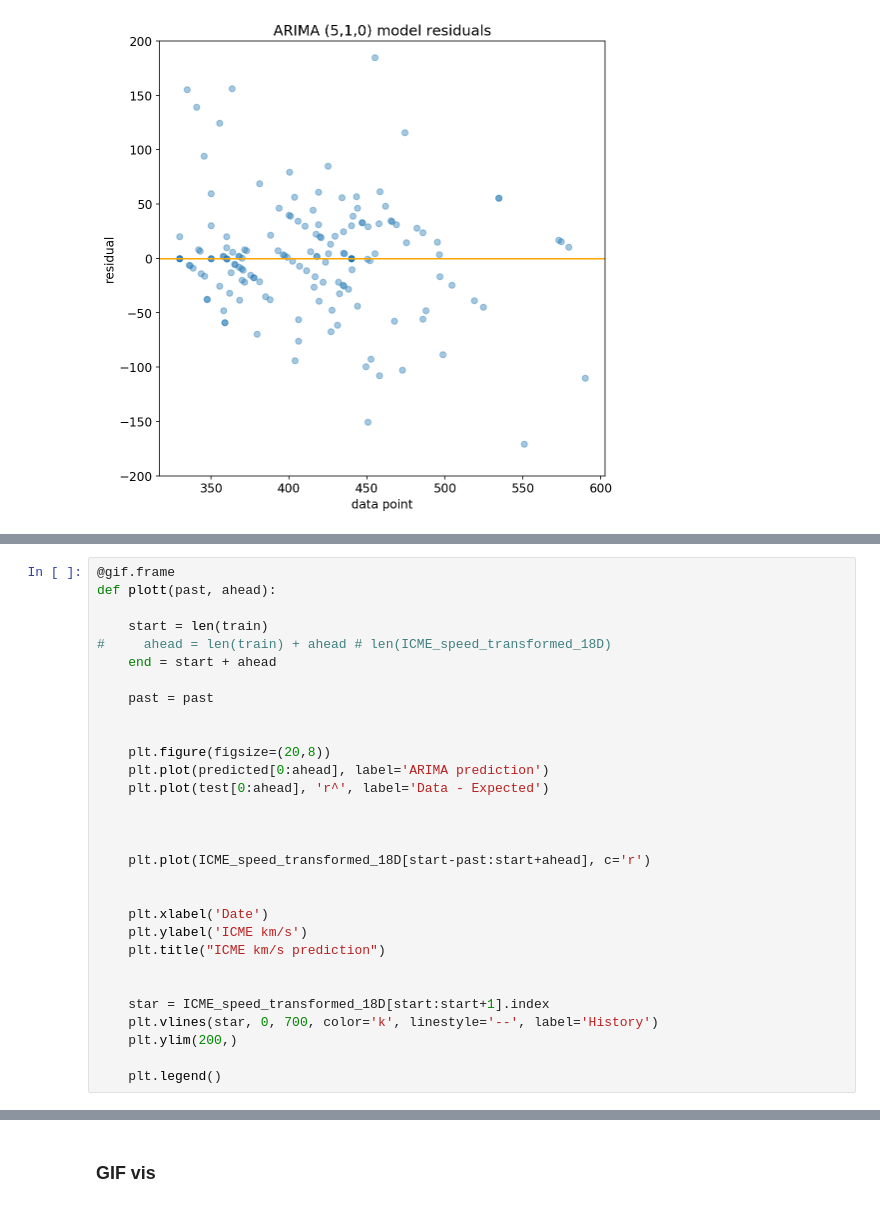
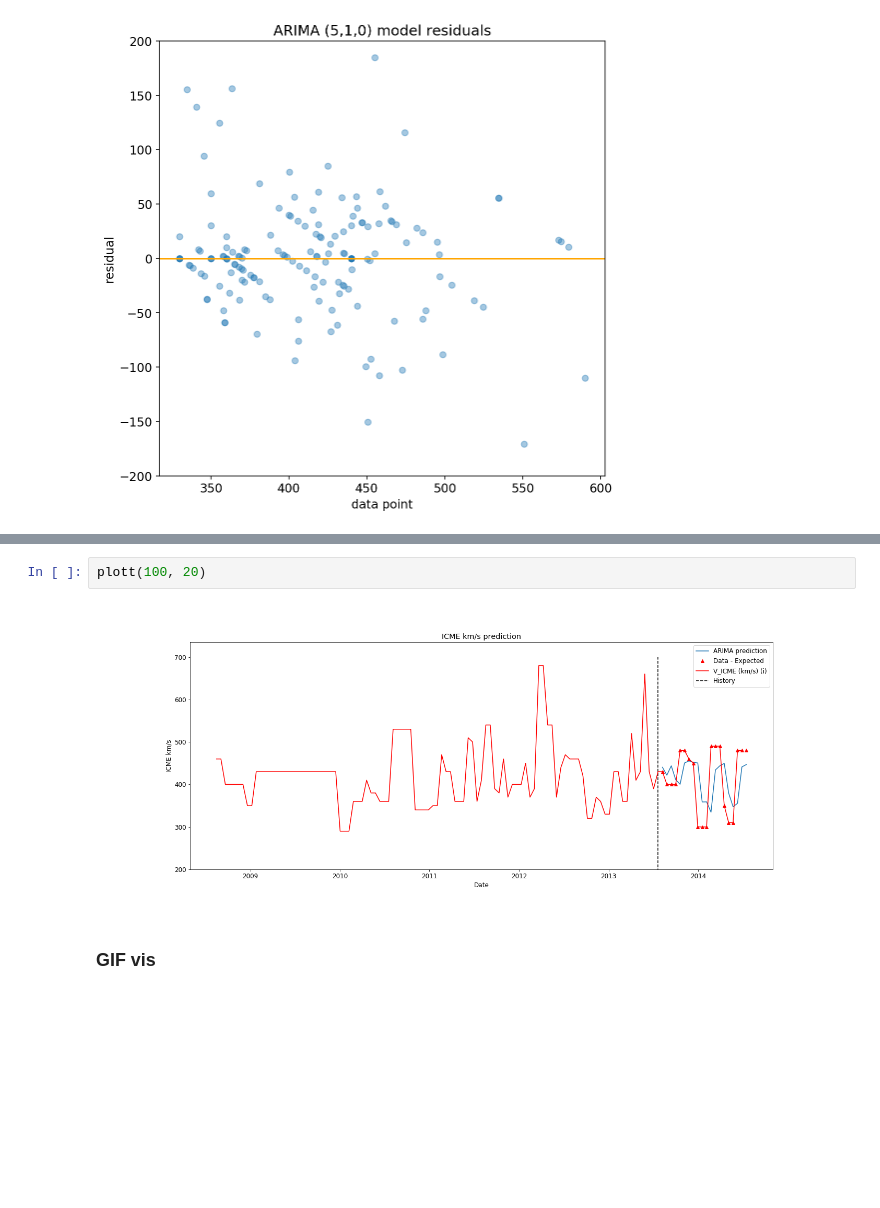
Before and after one commit to Atashnezhad/CME_forcast, a Jupyter notebook: Codes/P03_01_Univar_ARIMA_AR.ipynb, the cells around one changed output, grey strips where cells are left out. Cells and saved outputs as stored; diff of their text form; blank space fills up the shorter version.

```diff
--- a/Codes/P03_01_Univar_ARIMA_AR.ipynb
+++ b/Codes/P03_01_Univar_ARIMA_AR.ipynb
@@ -502,30 +507,0 @@ plt.savefig("../Figures/" + section_fig_main_title + f"ARIMA_results_ahead.png")
-# %%
-@gif.frame
-def plott(past, ahead):
-
-    start = len(train)
-#     ahead = len(train) + ahead # len(ICME_speed_transformed_18D)
-    end = start + ahead
-
-    past = past
-
-
-    plt.figure(figsize=(20,8))
-    plt.plot(predicted[0:ahead], label='ARIMA prediction')
-    plt.plot(test[0:ahead], 'r^', label='Data - Expected')
-
-
-
-    plt.plot(ICME_speed_transformed_18D[start-past:start+ahead], c='r')
-
-
-    plt.xlabel('Date')
-    plt.ylabel('ICME km/s')
-    plt.title("ICME km/s prediction")
-
-
-    star = ICME_speed_transformed_18D[start:start+1].index
-    plt.vlines(star, 0, 700, color='k', linestyle='--', label='History')
-    plt.ylim(200,)
-
-    plt.legend()
@@ -536,3 +508,7 @@ plott(50, 50)
+# %%
+plott(100, 20)
+# %% [output]
+[figure, added]
 # %% [markdown]
 ### GIF vis
 # %%
```
Also changed, not shown: parts of 10 cells of this notebook, 1 other file.
